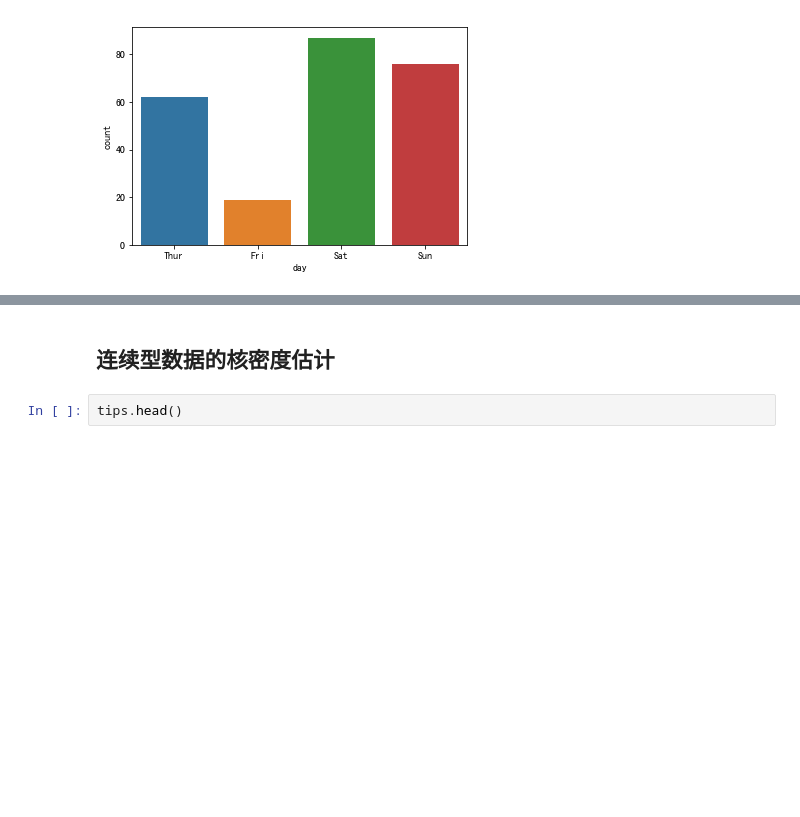
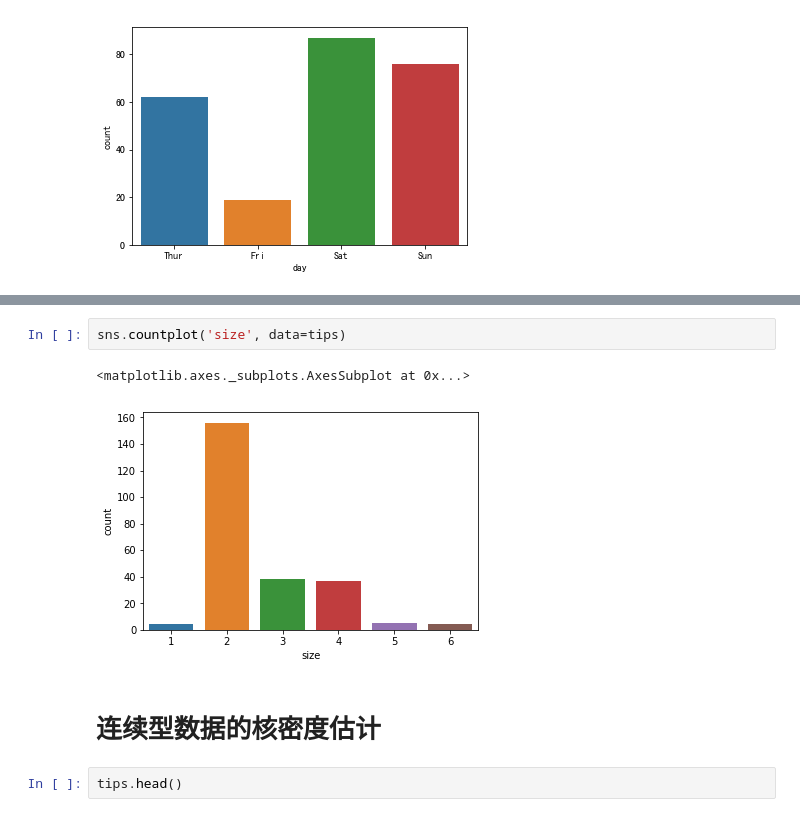
Before and after one commit to appke/Los-House-Prices, a Jupyter notebook: 05.Seaborn数据分析.ipynb, the cells around one changed output, grey strips where cells are left out. Saved outputs shown, nothing was run; the diff lists cells and outputs as text; blank space fills up the shorter version.

```diff
--- a/05.Seaborn数据分析.ipynb
+++ b/05.Seaborn数据分析.ipynb
@@ -168,5 +167,10 @@ sns.countplot('day', data=tips, hue='time')
+# %%
+sns.countplot('size', data=tips)
+# %% [output]
+<matplotlib.axes._subplots.AxesSubplot at 0x...>
+[figure, added]
 # %% [markdown]
-## 连续型数据的核密度估计
+# 连续型数据的核密度估计
 # %%
 tips.head()
 # %% [output]
```
Also changed, not shown: parts of 35 cells of this notebook.
